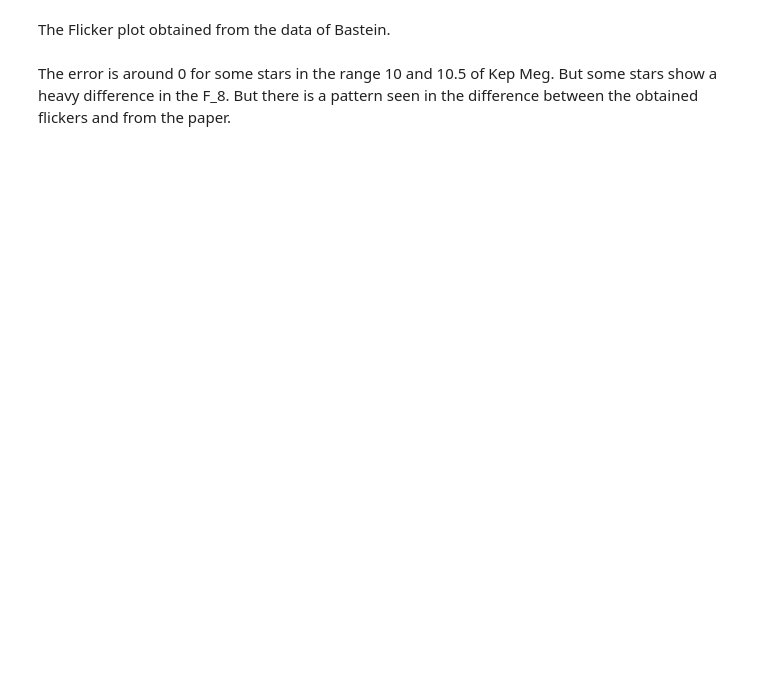
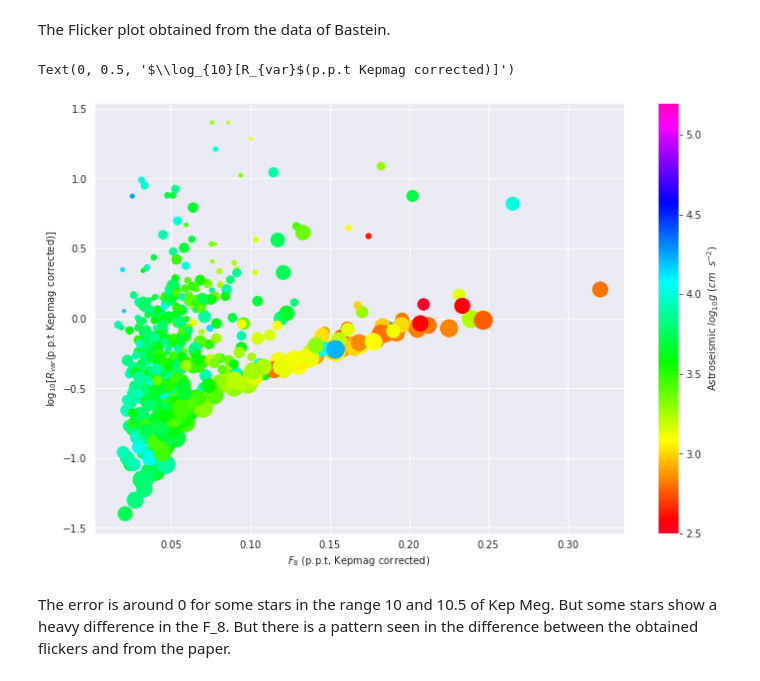
Before and after one commit to Srivardini11/lark, a Jupyter notebook: Untitled5.ipynb, the cells around one changed output. Saved outputs shown, nothing was run; the diff lists cells and outputs as text; code cells hidden in the pictures; blank space fills up the shorter version.

```diff
--- a/Untitled5.ipynb
+++ b/Untitled5.ipynb
@@ -177,15 +200,18 @@ plt.ylabel(r'$\log_{10}[R_{var}$(p.p.t Kepmag corrected)]')
 # %% [markdown]
 The Flicker plot obtained from the data of Bastein.
 # %%
- = df['F_8(Corr)']
+x = df['F_8(Corr)']
 y = np.log10(df['R(Corr)'])
 c = df['LogG']
 s = df['Zcross']
 plt.figure(figsize = (12,8))
 img = plt.scatter(x,y,c=c*0.9,s=s*1.5,cmap='gist_rainbow',vmin=2.5,vmax=5.2)
 plt.colorbar(img,label=r'Astroseismic $log_{10}g$ ($cm$  $s^{-2}$)')
 plt.xlabel(r'$F_8$ (p.p.t, Kepmag corrected)')
 plt.ylabel(r'$\log_{10}[R_{var}$(p.p.t Kepmag corrected)]')
+# %% [output]
+Text(0, 0.5, '$\\log_{10}[R_{var}$(p.p.t Kepmag corrected)]')
+[figure, added]
 # %% [markdown]
 The error is around 0 for some stars in the range 10 and 10.5 of Kep Meg. But some stars show a heavy difference in the F_8. But there is a pattern seen in the difference between the obtained flickers and from the paper.
 # %%
```
Also changed, not shown: parts of 6 cells of this notebook.
